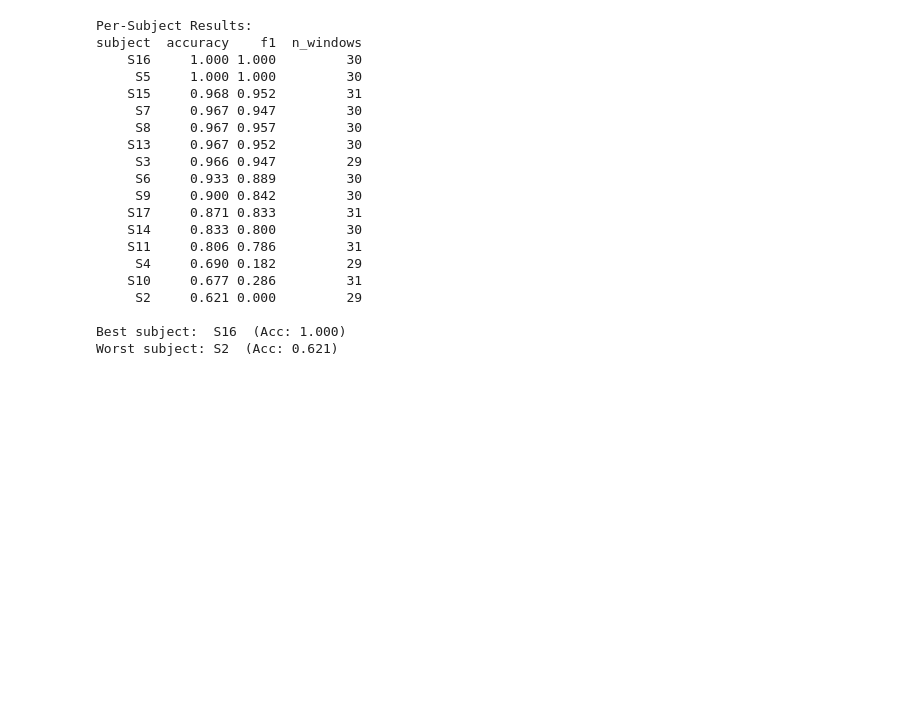
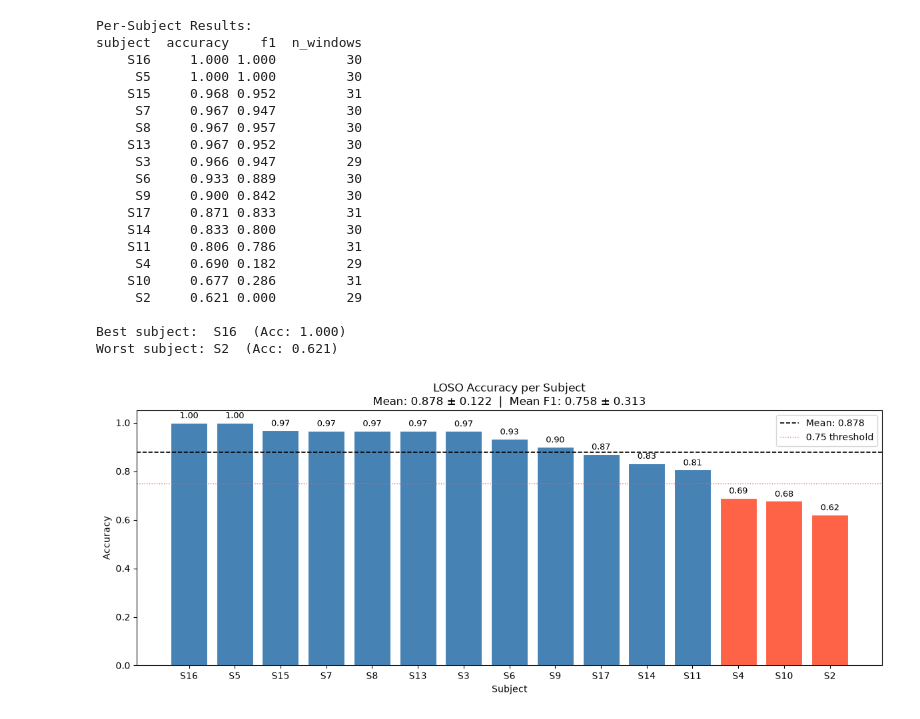
Before and after one commit to masum-abid/wesad-stress-detection, a Jupyter notebook: notebooks/06_multisubject.ipynb, the cells around one changed output. Cells and saved outputs as stored; diff of their text form; code cells hidden in the pictures; blank space fills up the shorter version.

Commit message:
feat: add multi-subject LOSO evaluation
- LOSO cross-validation across 15 subjects

- Direct comparison: S2 within-subject (0.933) vs LOSO (0.878)

```diff
--- a/notebooks/06_multisubject.ipynb
+++ b/notebooks/06_multisubject.ipynb
@@ -157,3 +157,36 @@ subject  accuracy    f1  n_windows
 
 Best subject:  S16  (Acc: 1.000)
 Worst subject: S2  (Acc: 0.621)
+# %%
+fig, ax = plt.subplots(figsize=(12, 5))
+
+colors = ['tomato' if acc < 0.75 else 'steelblue'
+          for acc in per_subject_df['accuracy']]
+
+bars = ax.bar(per_subject_df['subject'], per_subject_df['accuracy'],
+              color=colors, edgecolor='white', linewidth=0.8)
+
+# Add value labels on top of each bar
+for bar, val in zip(bars, per_subject_df['accuracy']):
+    ax.text(bar.get_x() + bar.get_width()/2, bar.get_height() + 0.01,
+            f'{val:.2f}', ha='center', va='bottom', fontsize=9)
+
+ax.axhline(y=results['accuracy'], color='black', linestyle='--',
+           linewidth=1.2, label=f"Mean: {results['accuracy']:.3f}")
+ax.axhline(y=0.75, color='tomato', linestyle=':', linewidth=1,
+           label='0.75 threshold')
+
+ax.set_ylim(0, 1.05)
+ax.set_xlabel('Subject')
+ax.set_ylabel('Accuracy')
+ax.set_title(f"LOSO Accuracy per Subject\n"
+             f"Mean: {results['accuracy']:.3f} ± {results['accuracy_std']:.3f}  |  "
+             f"Mean F1: {results['f1_score']:.3f} ± {results['f1_std']:.3f}",
+             fontsize=12)
+ax.legend()
+
+plt.tight_layout()
+plt.savefig('../outputs/loso_per_subject.png', dpi=150)
+plt.show()
+# %% [output]
+[figure, added]
```
Also changed, not shown: parts of 6 cells of this notebook, 2 other files.
